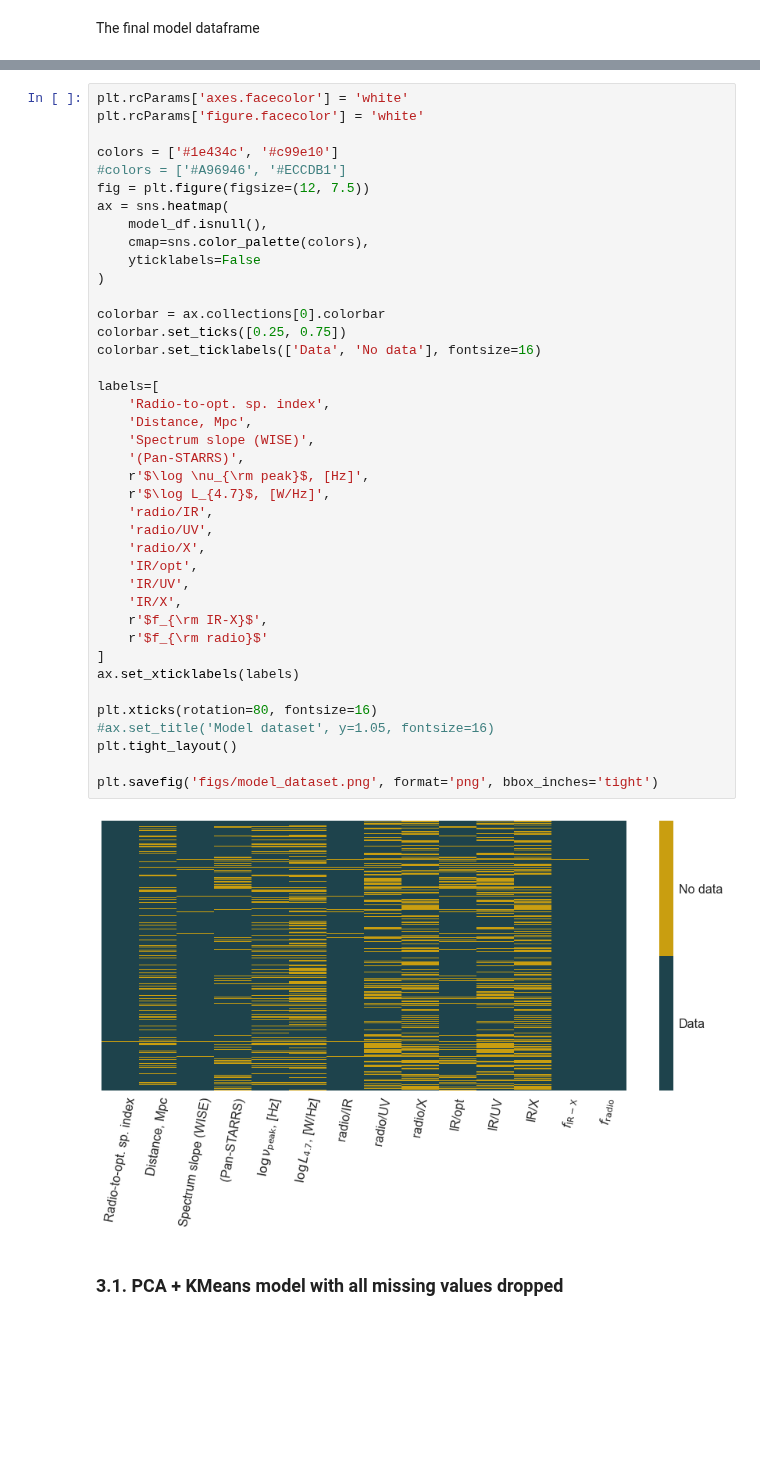
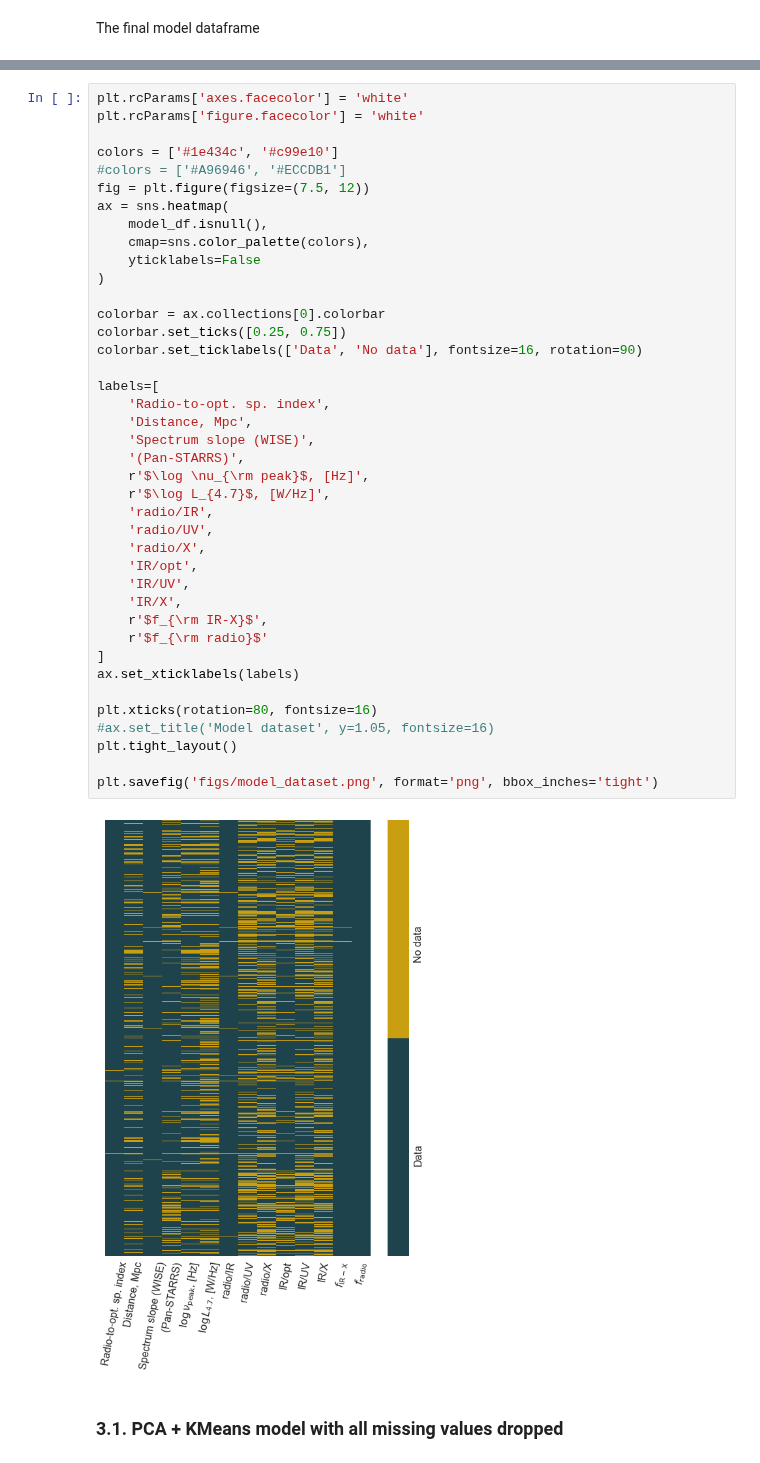
Before and after one commit to DKudryavtsev/BZCAT-Clustering, a Jupyter notebook: main_model.ipynb, the cells around one changed output, grey strips where cells are left out. Cells and saved outputs as stored; diff of their text form; blank space fills up the shorter version.

```diff
--- a/main_model.ipynb
+++ b/main_model.ipynb
@@ -637,42 +637,42 @@ plt.rcParams['figure.facecolor'] = 'white'
 
 colors = ['#1e434c', '#c99e10']
 #colors = ['#A96946', '#ECCDB1']
-fig = plt.figure(figsize=(12, 7.5))
+fig = plt.figure(figsize=(7.5, 12))
 ax = sns.heatmap(
     model_df.isnull(),
     cmap=sns.color_palette(colors),
     yticklabels=False
 )
 
 colorbar = ax.collections[0].colorbar
 colorbar.set_ticks([0.25, 0.75])
-colorbar.set_ticklabels(['Data', 'No data'], fontsize=16)
+colorbar.set_ticklabels(['Data', 'No data'], fontsize=16, rotation=90)
 
 labels=[
     'Radio-to-opt. sp. index',
     'Distance, Mpc',
     'Spectrum slope (WISE)',
     '(Pan-STARRS)',
     r'$\log \nu_{\rm peak}$, [Hz]',
     r'$\log L_{4.7}$, [W/Hz]',
     'radio/IR',
     'radio/UV',
     'radio/X',
     'IR/opt',
     'IR/UV',
     'IR/X',
     r'$f_{\rm IR-X}$',
     r'$f_{\rm radio}$'
 ]
 ax.set_xticklabels(labels)
 
 plt.xticks(rotation=80, fontsize=16)
 #ax.set_title('Model dataset', y=1.05, fontsize=16)
 plt.tight_layout()
 
 plt.savefig('figs/model_dataset.png', format='png', bbox_inches='tight')
 # %% [output]
-[figure, old version]
+[figure, new version]
 # %% [markdown]
 ### 3.1. PCA + KMeans model with all missing values dropped
 # %%
```
Also changed, not shown: parts of 42 cells of this notebook, 6 other files.
